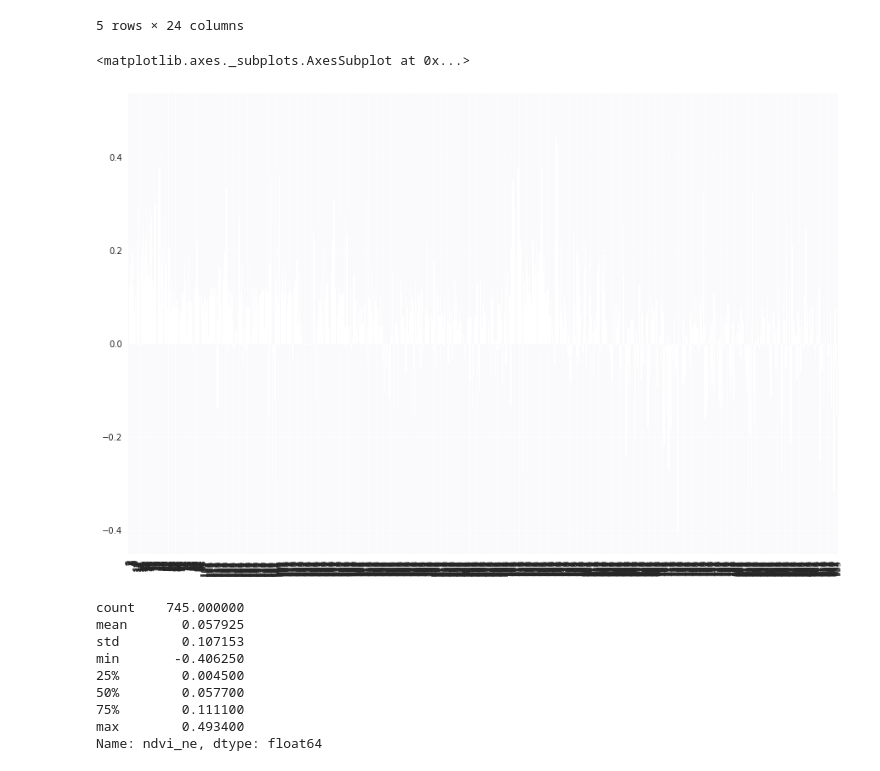
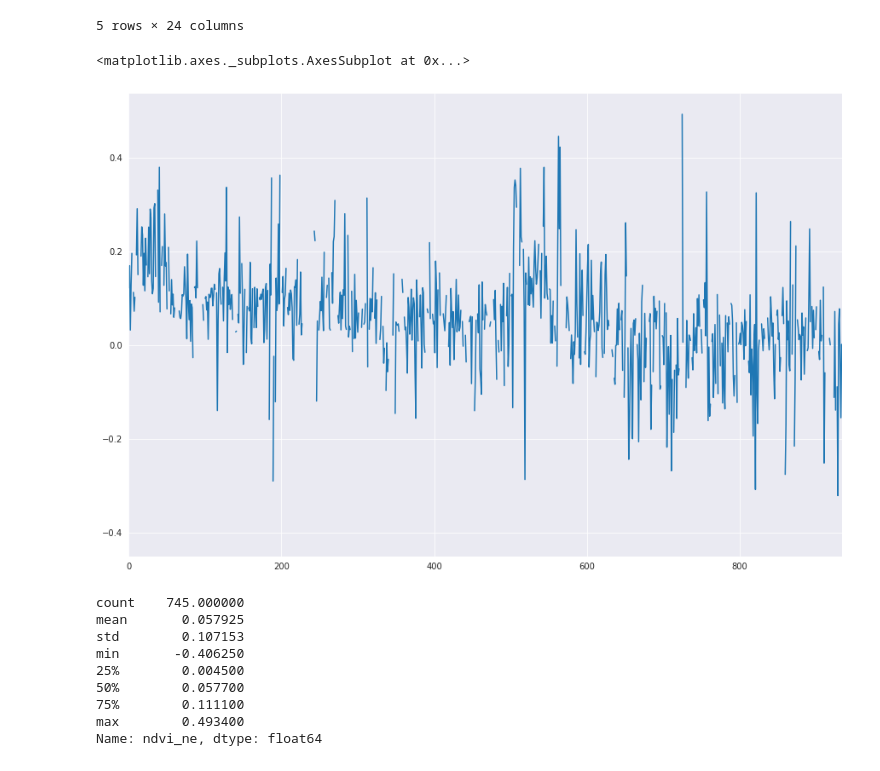
Before and after one commit to iEvidently/dsc-5-capstone-project-online-ds-pt-100118, a Jupyter notebook: dengue_fever_prediction.ipynb, the cells around one changed output. Cells and saved outputs as stored; diff of their text form; code cells hidden in the pictures.

```diff
--- a/dengue_fever_prediction.ipynb
+++ b/dengue_fever_prediction.ipynb
@@ -1594,10 +1598,10 @@ df_iq.head()
 | 4 | 2000-07-29 | iq | 2000 | 30 | 0.328643 | 0.322129 | 0.254371 | 0.361043 | ... |
 5 rows × 24 columns
 # %%
-df_sj['ndvi_ne'].plot(kind='bar', figsize=(15,10))
+df_sj['ndvi_ne'].plot(kind='line', figsize=(15,10))
 # %% [output]
 <matplotlib.axes._subplots.AxesSubplot at 0x...>
-[figure, old version]
+[figure, new version]
 # %%
 df_sj['ndvi_ne'].describe()
 # %% [output]
```
Also changed, not shown: parts of 61 cells of this notebook.
